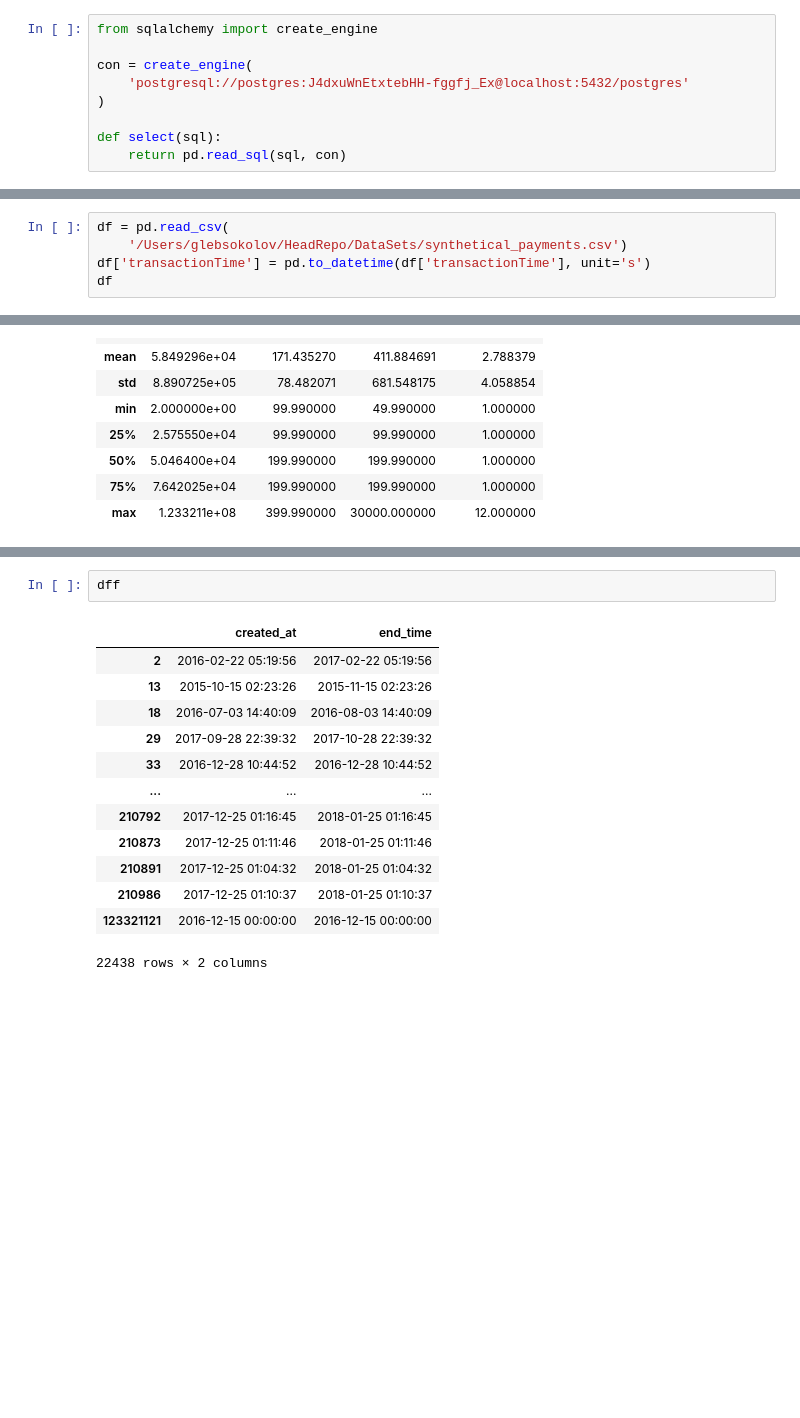
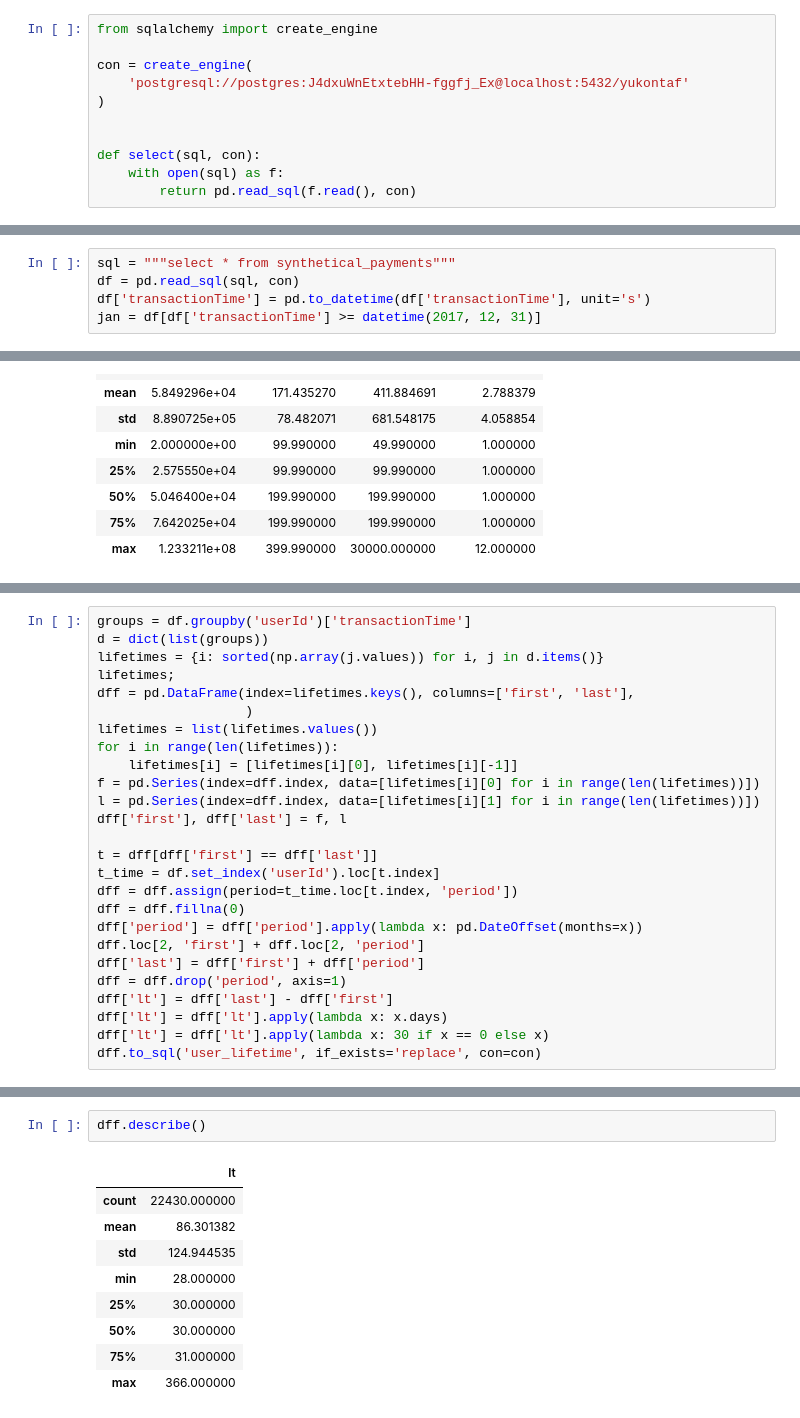
Before and after one commit to yukontaf/HeadRepo, a Jupyter notebook: NRepo/DSw-190B.ipynb, the cells around one changed output, grey strips where cells are left out. Cells and saved outputs as stored; diff of their text form; blank space fills up the shorter version.

```diff
--- a/NRepo/DSw-190B.ipynb
+++ b/NRepo/DSw-190B.ipynb
@@ -37,8 +36,10 @@ con = sql.connect('db.db')
 from sqlalchemy import create_engine
 
 con = create_engine(
-    'postgresql://postgres:J4dxuWnEtxtebHH-fggfj_Ex@localhost:5432/postgres'
+    'postgresql://postgres:J4dxuWnEtxtebHH-fggfj_Ex@localhost:5432/yukontaf'
 )
 
-def select(sql):
-    return pd.read_sql(sql, con)
+
+def select(sql, con):
+    with open(sql) as f:
+        return pd.read_sql(f.read(), con)
@@ -191,5 +197,5 @@ proportions_diff_z_test(z_stat, alternative='less')
 # %%
-df = pd.read_csv(
-    '/Users/glebsokolov/HeadRepo/DataSets/synthetical_payments.csv')
+sql = """select * from synthetical_payments"""
+df = pd.read_sql(sql, con)
 df['transactionTime'] = pd.to_datetime(df['transactionTime'], unit='s')
-df
+jan = df[df['transactionTime'] >= datetime(2017, 12, 31)]
@@ -366,0 +271,26 @@ dff
+# %%
+groups = df.groupby('userId')['transactionTime']
+d = dict(list(groups))
+lifetimes = {i: sorted(np.array(j.values)) for i, j in d.items()}
+lifetimes;
+dff = pd.DataFrame(index=lifetimes.keys(), columns=['first', 'last'],
+                   )
+lifetimes = list(lifetimes.values())
+for i in range(len(lifetimes)):
+    lifetimes[i] = [lifetimes[i][0], lifetimes[i][-1]]
+f = pd.Series(index=dff.index, data=[lifetimes[i][0] for i in range(len(lifetimes))])
+l = pd.Series(index=dff.index, data=[lifetimes[i][1] for i in range(len(lifetimes))])
+dff['first'], dff['last'] = f, l
+
+t = dff[dff['first'] == dff['last']]
+t_time = df.set_index('userId').loc[t.index]
+dff = dff.assign(period=t_time.loc[t.index, 'period'])
+dff = dff.fillna(0)
+dff['period'] = dff['period'].apply(lambda x: pd.DateOffset(months=x))
+dff.loc[2, 'first'] + dff.loc[2, 'period']
+dff['last'] = dff['first'] + dff['period']
+dff = dff.drop('period', axis=1)
+dff['lt'] = dff['last'] - dff['first']
+dff['lt'] = dff['lt'].apply(lambda x: x.days)
+dff['lt'] = dff['lt'].apply(lambda x: 30 if x == 0 else x)
+dff.to_sql('user_lifetime', if_exists='replace', con=con)
@@ -367,16 +311,12 @@ dff
 # %%
-dff
+dff.describe()
 # %% [output]
-|  | created_at | end_time |
-| 2 | 2016-02-22 05:19:56 | 2017-02-22 05:19:56 |
-| 13 | 2015-10-15 02:23:26 | 2015-11-15 02:23:26 |
-| 18 | 2016-07-03 14:40:09 | 2016-08-03 14:40:09 |
-| 29 | 2017-09-28 22:39:32 | 2017-10-28 22:39:32 |
-| 33 | 2016-12-28 10:44:52 | 2016-12-28 10:44:52 |
-| ... | ... | ... |
-| 210792 | 2017-12-25 01:16:45 | 2018-01-25 01:16:45 |
-| 210873 | 2017-12-25 01:11:46 | 2018-01-25 01:11:46 |
-| 210891 | 2017-12-25 01:04:32 | 2018-01-25 01:04:32 |
-| 210986 | 2017-12-25 01:10:37 | 2018-01-25 01:10:37 |
-| 123321121 | 2016-12-15 00:00:00 | 2016-12-15 00:00:00 |
+|  | lt |
+| count | 22430.000000 |
+| mean | 86.301382 |
+| std | 124.944535 |
+| min | 28.000000 |
+| 25% | 30.000000 |
+| 50% | 30.000000 |
+| 75% | 31.000000 |
+| max | 366.000000 |
-22438 rows × 2 columns
```
Also changed, not shown: parts of 28 cells of this notebook, 12 other files.
